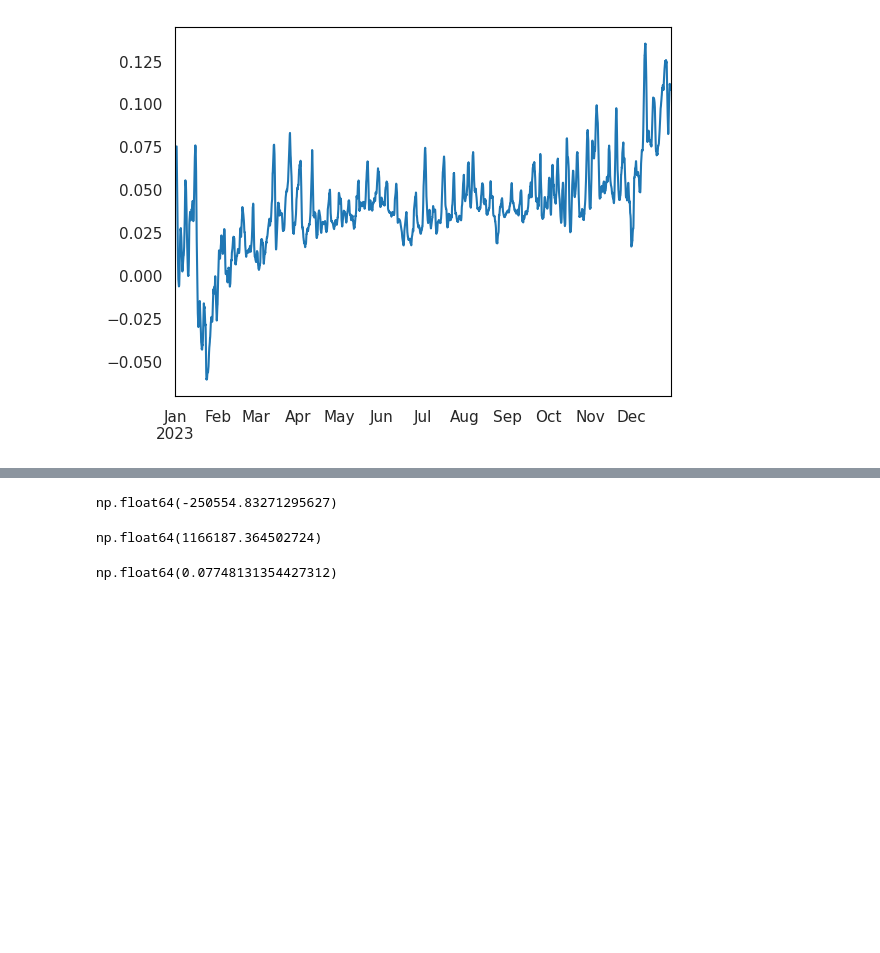
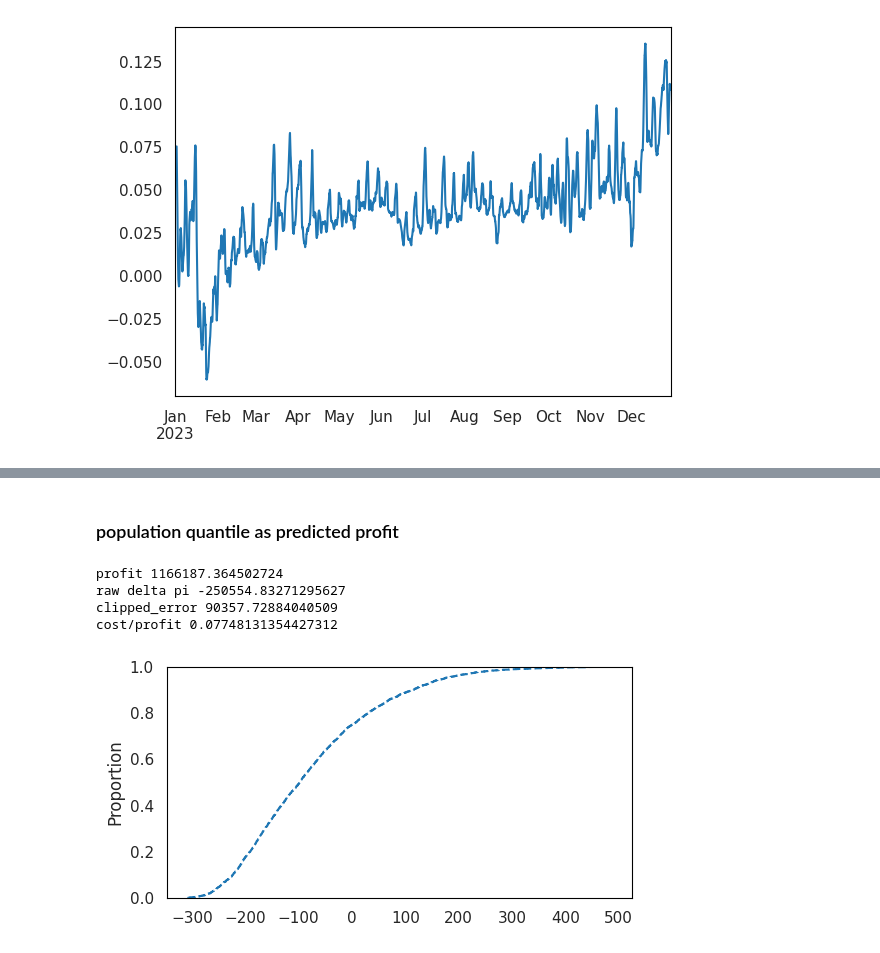
Before and after one commit to sylvaingchassang/generous_dynamic_contracting, a Jupyter notebook: gdc/notebooks/aligned_contracts_realized_price.ipynb, the cells around one changed output, grey strips where cells are left out. Cells and saved outputs as stored; diff of their text form; code cells hidden in the pictures; blank space fills up the shorter version.

```diff
--- a/gdc/notebooks/aligned_contracts_realized_price.ipynb
+++ b/gdc/notebooks/aligned_contracts_realized_price.ipynb
@@ -64,9 +48,0 @@ sns.ecdfplot(prediction_error)
-# %%
-prediction_error.sum()
-# %% [output]
-np.float64(-250554.83271295627)
-# %%
-total_profits = profits_6.sum().sum()
-total_profits
-# %% [output]
-np.float64(1166187.364502724)
@@ -75,4 +49,26 @@ error_margin = prediction_error.clip(0).sum()
-# %%
-error_margin / total_profits
-# %% [output]
-np.float64(0.07748131354427312)
+# %% [markdown]
+### population quantile as predicted profit
+# %%
+q = .75
+quantile_profits = predicted_moments(profits_6, df_temp_simulated_normalized, 'quantile', q)
+
+prediction_error = (profits_6 - quantile_profits).sum(axis=0)
+
+plt.figure(figsize =(6,3))
+sns.ecdfplot(prediction_error)
+
+raw_prediction_error = prediction_error.sum()
+total_profits = profits_6.sum().sum()
+clipped_errors = prediction_error.clip(0).sum()
+print("profit {}\n"
+    "raw delta pi {}\n"
+    "clipped_error {}\ncost/profit {}".format(
+        total_profits, raw_prediction_error, clipped_errors,clipped_errors/total_profits
+    )
+)
+# %% [output]
+profit 1166187.364502724
+raw delta pi -250554.83271295627
+clipped_error 90357.72884040509
+cost/profit 0.07748131354427312
+[figure, added]
```
Also changed, not shown: parts of 15 cells of this notebook.
